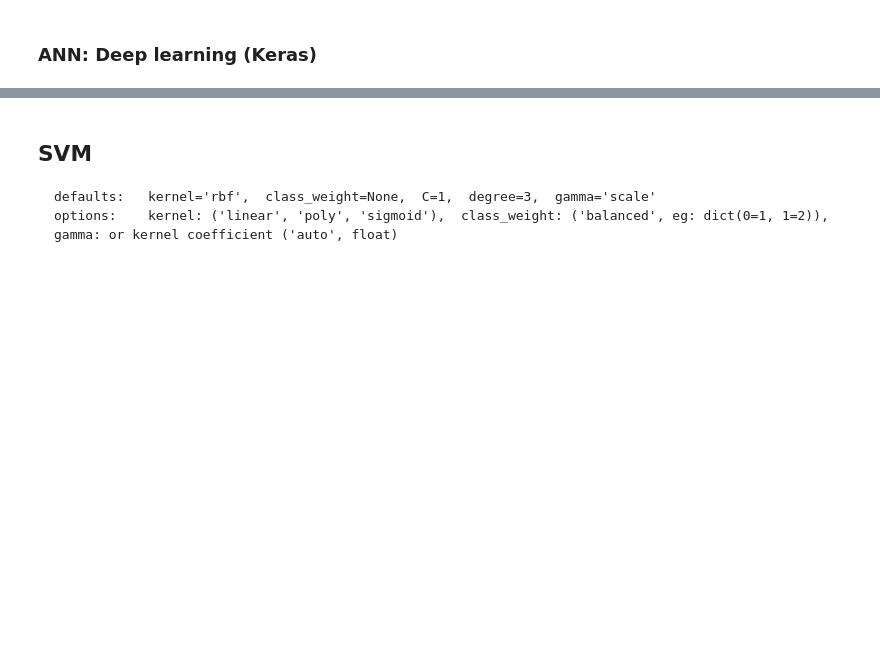
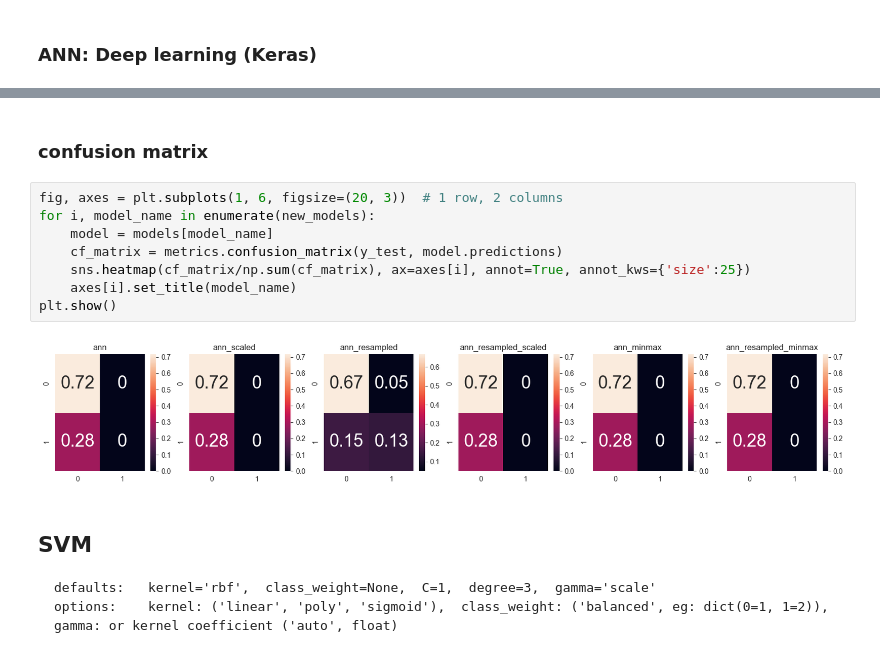
Before and after one commit to steventhestudent/CS4662_Project, a Jupyter notebook: Data Exploration.ipynb, the cells around one changed output, grey strips where cells are left out. Cells and saved outputs as stored; diff of their text form; blank space fills up the shorter version.

````diff
--- a/Data Exploration.ipynb
+++ b/Data Exploration.ipynb
@@ -721,3 +850,15 @@ plt.show()
+# %% [markdown]
+### confusion matrix
+# %%
+fig, axes = plt.subplots(1, 6, figsize=(20, 3))  # 1 row, 2 columns
+for i, model_name in enumerate(new_models):
+    model = models[model_name]
+    cf_matrix = metrics.confusion_matrix(y_test, model.predictions)
+    sns.heatmap(cf_matrix/np.sum(cf_matrix), ax=axes[i], annot=True, annot_kws={'size':25})
+    axes[i].set_title(model_name)
+plt.show()
+# %% [output]
+[figure, added]
 # %% [markdown]
 ## SVM
 ```
````
Also changed, not shown: parts of 12 cells of this notebook.
